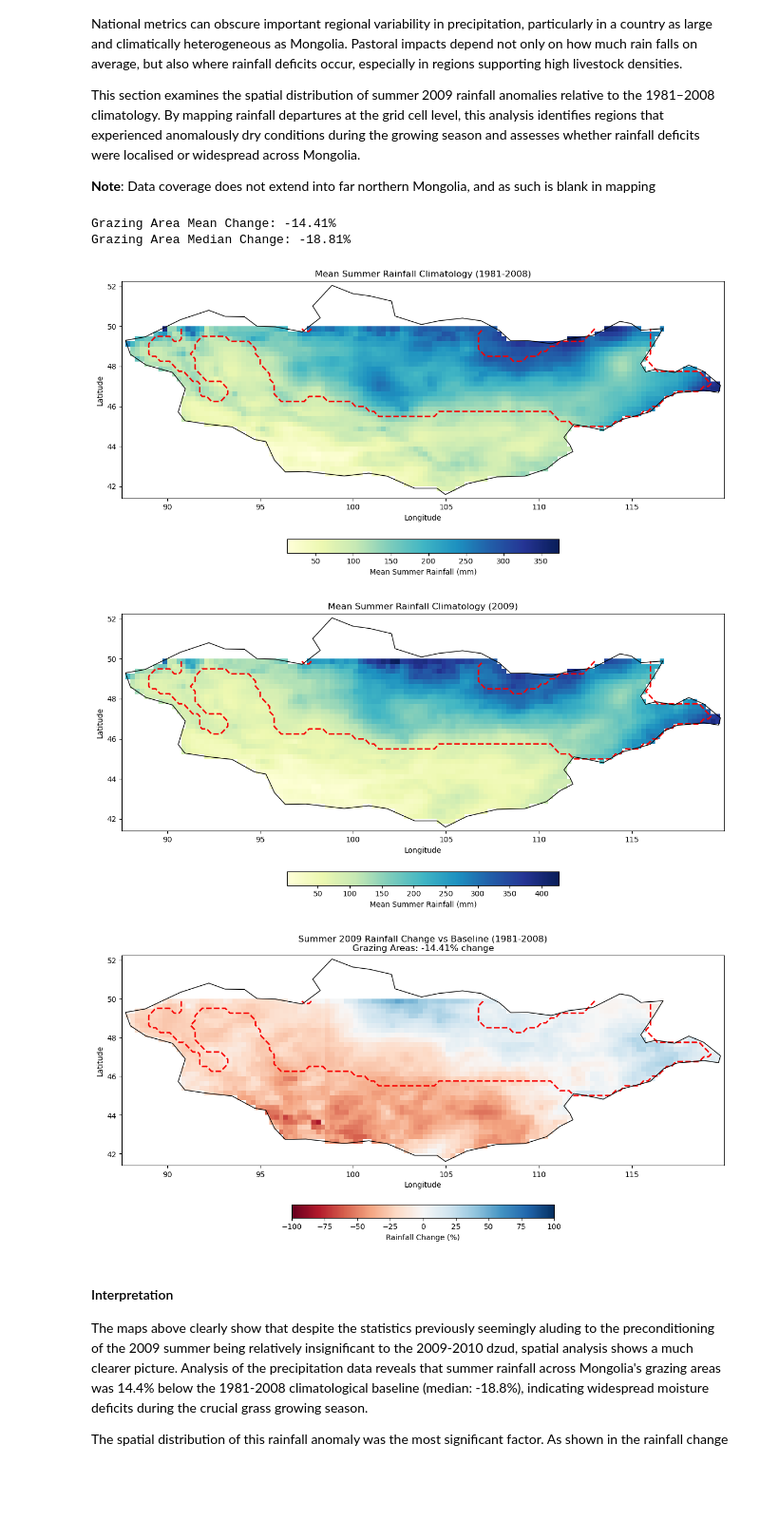
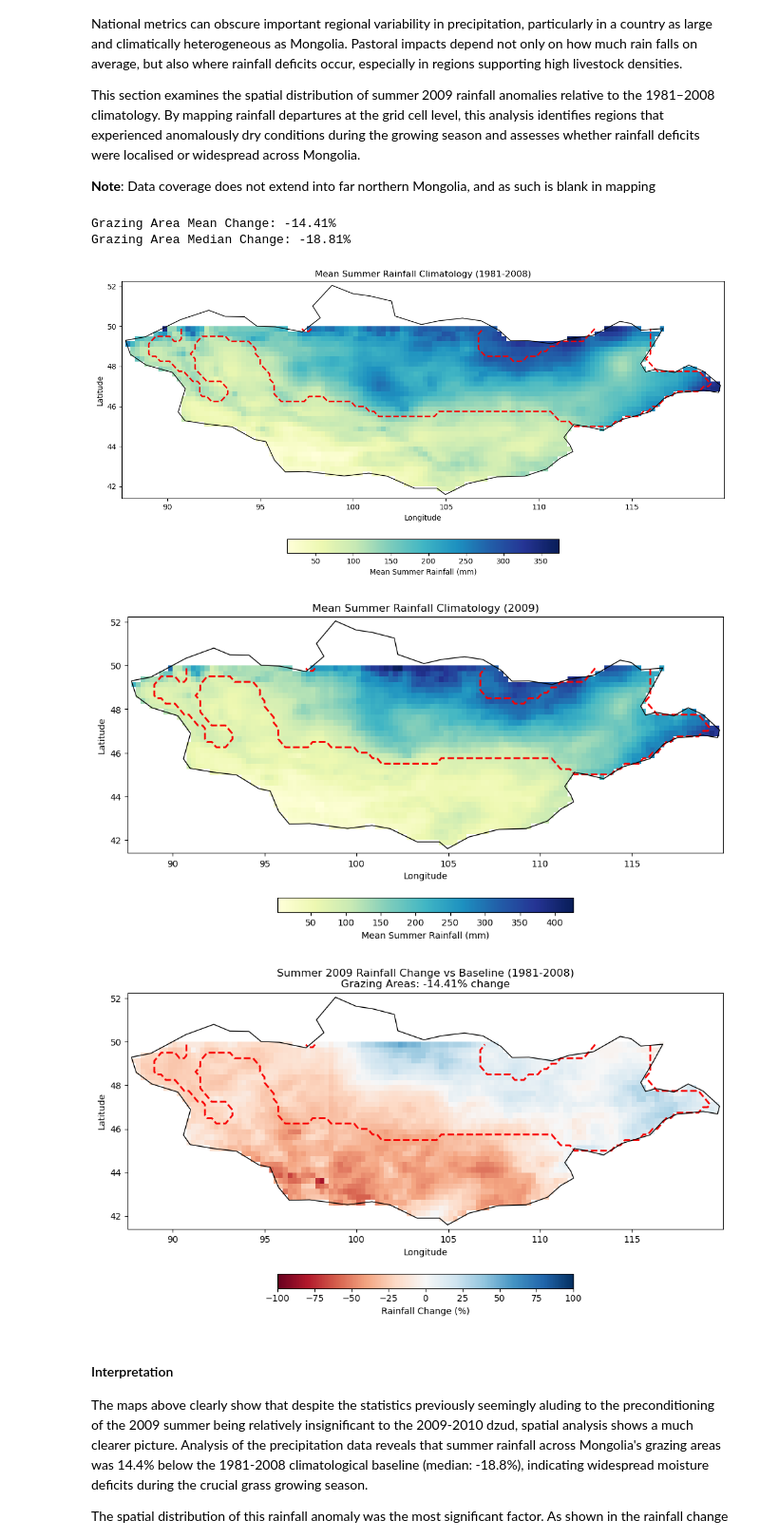
Before and after one commit to sgosmyt2/climate-extremes-risk-analysis, a Jupyter notebook: notebooks/MongoliaDzudExtremeWeather.ipynb, the cells around one changed output. Shown at 95% size. Cells and saved outputs as stored; diff of their text form; code cells hidden in the pictures; blank space fills up the shorter version.

```diff
--- a/notebooks/MongoliaDzudExtremeWeather.ipynb
+++ b/notebooks/MongoliaDzudExtremeWeather.ipynb
@@ -1574,7 +1574,6 @@ cbar = fig.colorbar(
     fraction=0.05,
     label="Mean Summer Rainfall (mm)"
 )
-plt.tight_layout()
 plt.show()
 
 # Percentage Map
@@ -1598,36 +1597,35 @@ ax.contour(
     levels=[0.5],
     colors="#F80000",
     linewidths=2,
     linestyles="--"
 )
 
 mongolia_shape.boundary.plot(ax=ax, color="black", linewidth=1)
 
 ax.set_title(f"Summer 2009 Rainfall Change vs Baseline (1981-2008)\nGrazing Areas: {round(mean_graze, 2)}% change", fontsize=12)
 ax.set_xlabel("Longitude")
 ax.set_ylabel("Latitude")
 ax.set_aspect("auto")
 
 minx, miny, maxx, maxy = mongolia_shape.total_bounds
 ax.set_xlim(minx - 0.2, maxx + 0.2)
 ax.set_ylim(miny - 0.2, maxy + 0.2)
 
 cbar = fig.colorbar(
     im,
     ax=ax,
     orientation="horizontal",
     pad=0.15,
     fraction=0.05,
     label="Rainfall Change (%)"
 )
-plt.tight_layout()
 plt.show()
 # %% [output]
 Grazing Area Mean Change: -14.41%
 Grazing Area Median Change: -18.81%
 [figure]
-[figure, old version]
+[figure, new version]
-[figure, old version]
+[figure, new version]
 # %% [markdown]
 #### Interpretation
 
```
Also changed, not shown: parts of 6 cells of this notebook.
